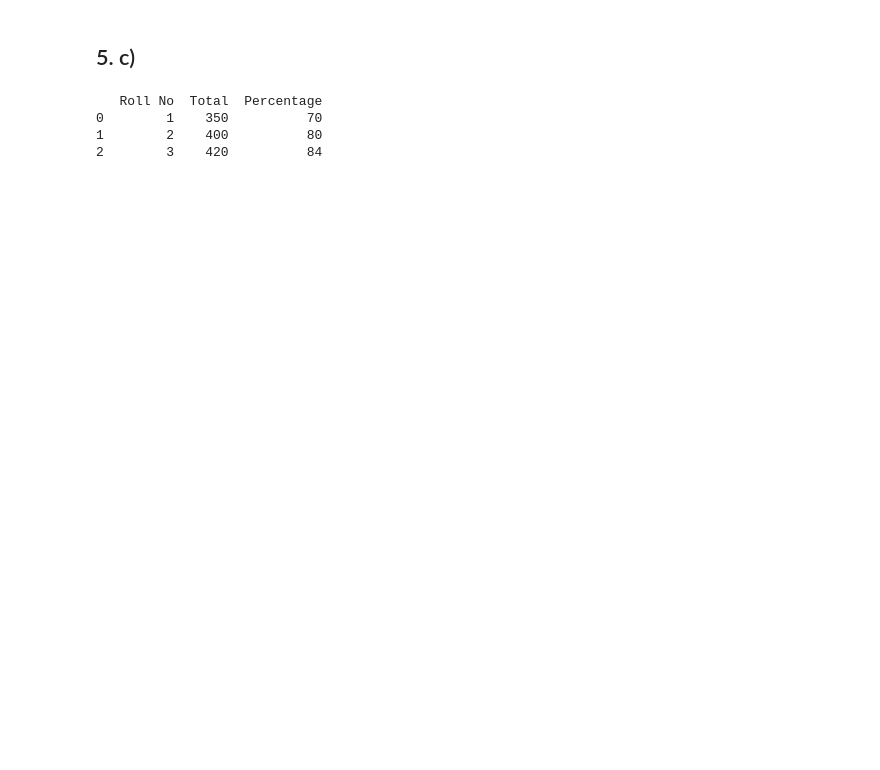
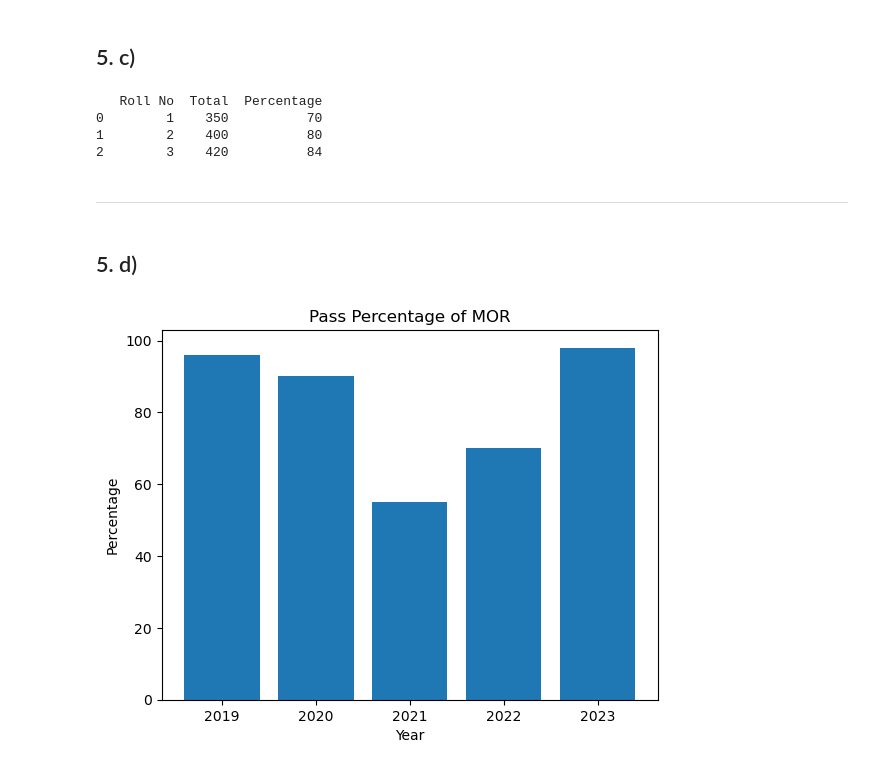
Before and after one commit to AumGupta/mor, a Jupyter notebook: PYQ/2024-solution.ipynb, the cells around one changed output. Cells and saved outputs as stored; diff of their text form; code cells hidden in the pictures; blank space fills up the shorter version.

```diff
--- a/PYQ/2024-solution.ipynb
+++ b/PYQ/2024-solution.ipynb
@@ -400,3 +402,17 @@ print(df)
 0        1    350          70
 1        2    400          80
 2        3    420          84
+# %% [markdown]
+---
+# %% [markdown]
+## 5. d)
+# %%
+import matplotlib.pyplot as plt
+
+plt.bar(x = list(range(2019,2024)), height = [96.00,90.00,55.00,70.00,98.00])
+plt.title("Pass Percentage of MOR")
+plt.xlabel("Year")
+plt.ylabel("Percentage")
+plt.show()
+# %% [output]
+[figure, added]
```
Also changed, not shown: parts of 1 cell of this notebook.
